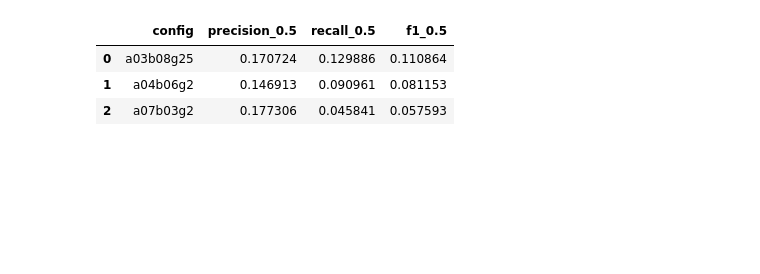
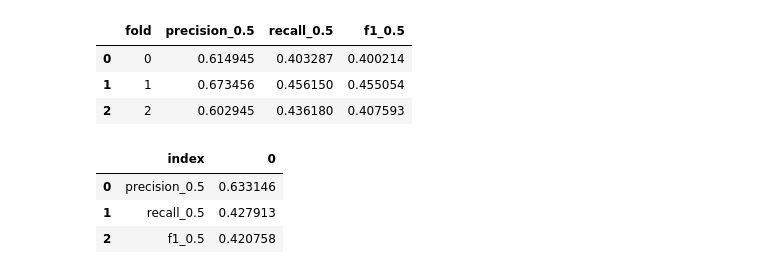
Before and after one commit to jmoeh/standing-deadwood, a Jupyter notebook: notebooks/102_evalute_metrics.ipynb, the cells around one changed output. Cells and saved outputs as stored; diff of their text form; code cells hidden in the pictures; blank space fills up the shorter version.

```diff
--- a/notebooks/102_evalute_metrics.ipynb
+++ b/notebooks/102_evalute_metrics.ipynb
@@ -103,9 +88,18 @@ metrics_df = pd.concat([tversky_metrics], ignore_index=True)
 # %%
-metrics_df.groupby("config").agg(
+metrics_df.groupby("fold").agg(
     {"precision_0.5": "mean", "recall_0.5": "mean", "f1_0.5": "mean"}
 ).reset_index()
 # %% [output]
-|  | config | precision_0.5 | recall_0.5 | f1_0.5 |
-| 0 | a03b08g25 | 0.170724 | 0.129886 | 0.110864 |
-| 1 | a04b06g2 | 0.146913 | 0.090961 | 0.081153 |
-| 2 | a07b03g2 | 0.177306 | 0.045841 | 0.057593 |
+|  | fold | precision_0.5 | recall_0.5 | f1_0.5 |
+| 0 | 0 | 0.614945 | 0.403287 | 0.400214 |
+| 1 | 1 | 0.673456 | 0.456150 | 0.455054 |
+| 2 | 2 | 0.602945 | 0.436180 | 0.407593 |
+# %%
+metrics_df.agg(
+    {"precision_0.5": "mean", "recall_0.5": "mean", "f1_0.5": "mean"}
+).reset_index()
+# %% [output]
+|  | index | 0 |
+| 0 | precision_0.5 | 0.633146 |
+| 1 | recall_0.5 | 0.427913 |
+| 2 | f1_0.5 | 0.420758 |
```
Also changed, not shown: parts of 15 cells of this notebook, 8 other files.
